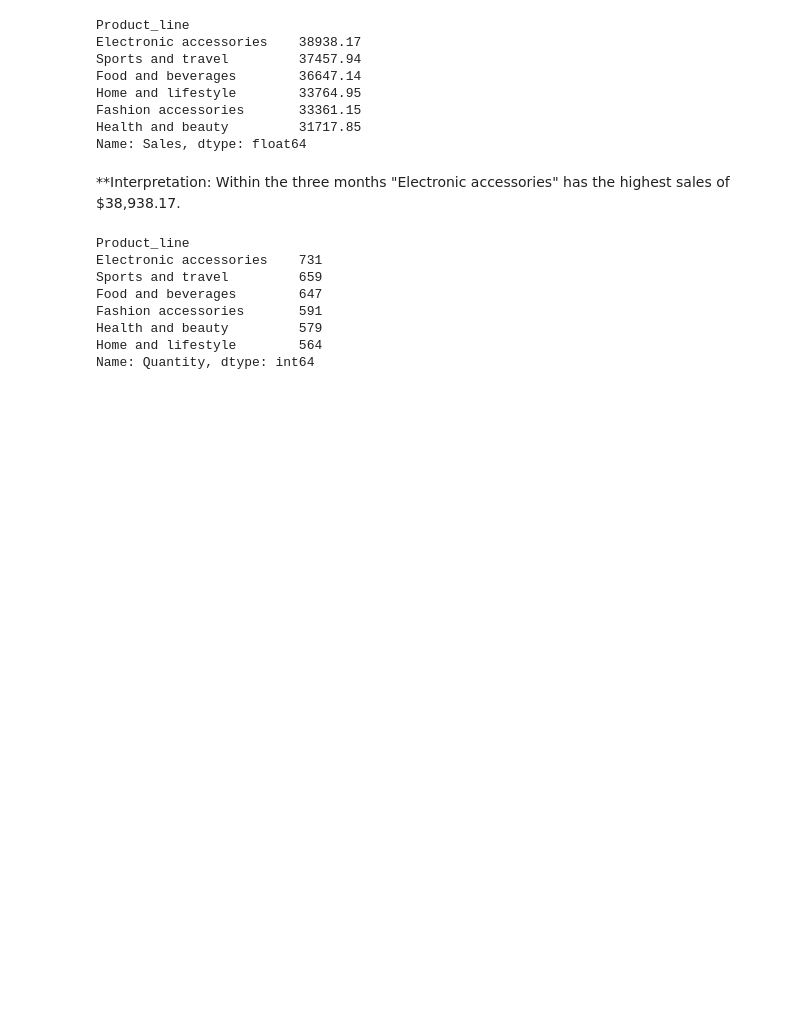
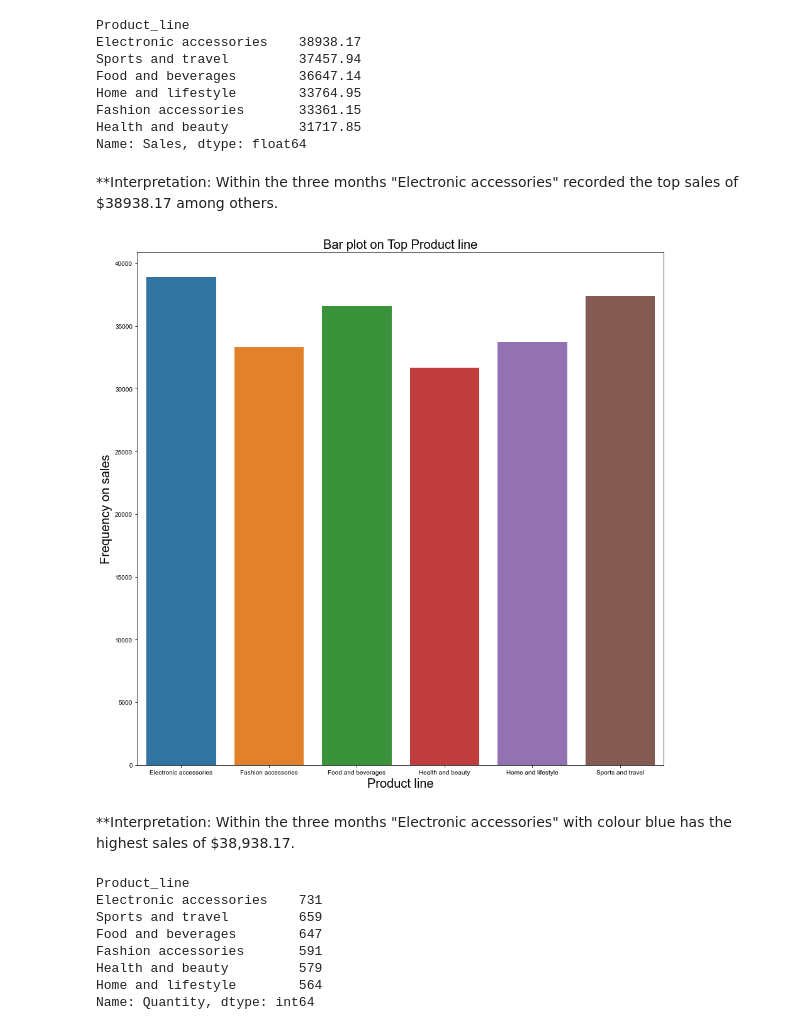
Before and after one commit to Adebola-dev/product_performance_analysis-, a Jupyter notebook: Supermarket_Product_Performance_ Analysis.ipynb, the cells around one changed output. Saved outputs shown, nothing was run; the diff lists cells and outputs as text; code cells hidden in the pictures; blank space fills up the shorter version.

```diff
--- a/Supermarket_Product_Performance_ Analysis.ipynb
+++ b/Supermarket_Product_Performance_ Analysis.ipynb
@@ -213,3 +221,7 @@ df.groupby('Product_line').sum()
 # %% [markdown]
 ***Interpretation:
     Electronic accessories has the highest sales ($38,938.17), with 248days, highest rating of 826.6.
+# %%
+#The total sum aggregate of each product line to sales, quantity, unit price and gross income.
+df_products = df.groupby('Product_line', as_index=False).agg({"Sales":"sum", "Quantity":"sum", "Unit price":"sum", "gross income":"sum"})
+df_products.head(8)
@@ -226,6 +246,23 @@ Home and lifestyle        33764.95
 Fashion accessories       33361.15
 Health and beauty         31717.85
 Name: Sales, dtype: float64
+# %% [markdown]
+**Interpretation: Within the three months "Electronic accessories" recorded the top sales of $38938.17 among others.
+# %%
+#New dataframe for product line and sales from the sum aggregate.
+df_products[df_products['Sales']>5]
+
+#Kind of plot and style
+f, axes = plt.subplots(figsize = (15,15))
+sns.set_style("darkgrid")
+
+fig1 = sns.barplot(x = 'Product_line', y = 'Sales', data = df_products[df_products['Sales']>5])
+plt.title('Bar plot on Top Product line', fontsize=20)
+plt.xlabel('Product line', fontsize=20)
+plt.ylabel('Frequency on sales', fontsize=20)
+plt.show()
+# %% [output]
+[figure, added]
 # %% [markdown]
-**Interpretation: Within the three months "Electronic accessories" has the highest sales of $38,938.17.
+**Interpretation: Within the three months "Electronic accessories" with colour blue has the highest sales of $38,938.17.
 # %%
```
Also changed, not shown: parts of 15 cells of this notebook.
